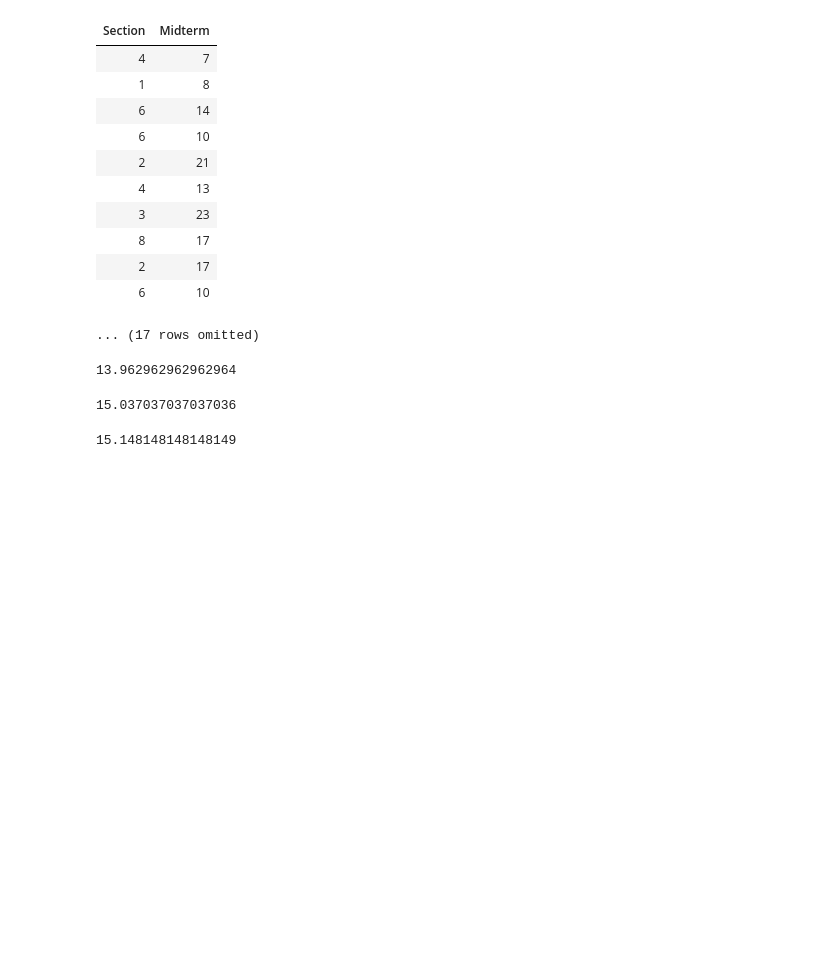
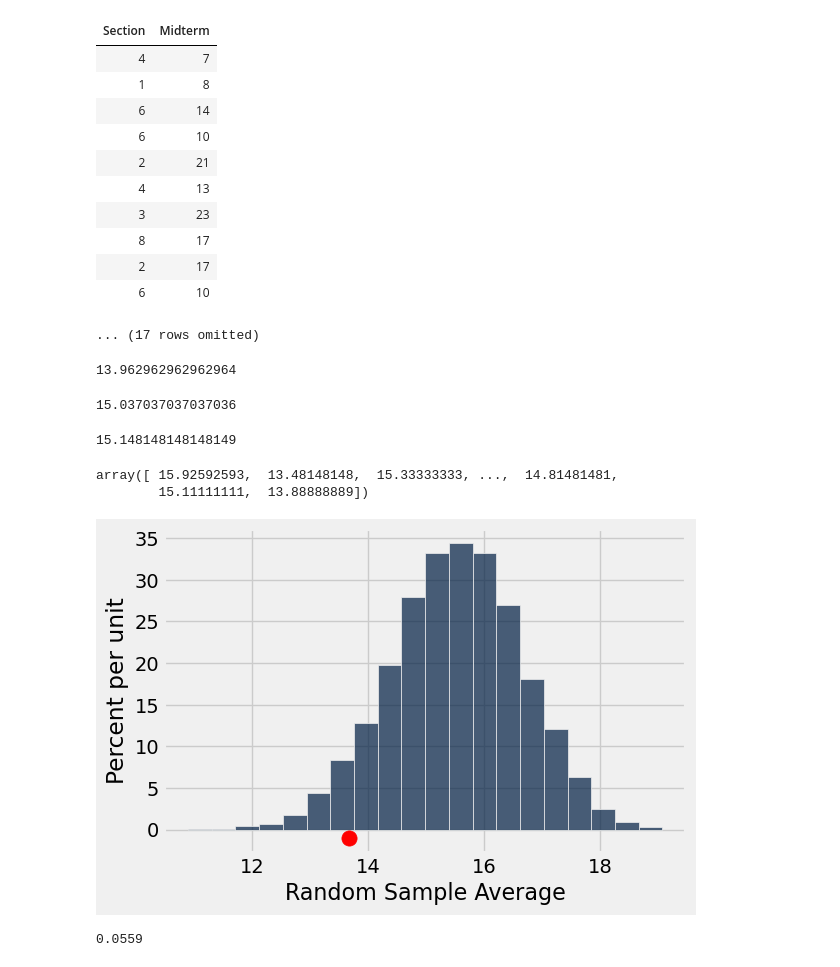
Before and after one commit to lawtonsclass/s26-code-from-class, a Jupyter notebook: data8/ch11.ipynb, the cells around one changed output. Drawn from its saved outputs; the diff is of its cells as text; code cells hidden in the pictures; blank space fills up the shorter version.

```diff
--- a/data8/ch11.ipynb
+++ b/data8/ch11.ipynb
@@ -353,3 +353,24 @@ def one_simulated_average():
 one_simulated_average()
 # %% [output]
 15.148148148148149
+# %%
+# Crushed ICE: simulate 10,000 averages into an array called sample_averages
+simulations = 10000
+sample_averages = make_array()
+for i in np.arange(simulations):
+    sample_averages = np.append(sample_averages, one_simulated_average())
+# %%
+sample_averages
+# %% [output]
+array([ 15.92592593,  13.48148148,  15.33333333, ...,  14.81481481,
+        15.11111111,  13.88888889])
+# %%
+averages_tbl = Table().with_column('Random Sample Average', sample_averages)
+averages_tbl.hist(bins=20)
+plt.scatter(section_3_average, -0.01, color='red', s=120);
+# %% [output]
+[figure, added]
+# %%
+np.count_nonzero(sample_averages <= section_3_average) / simulations
+# %% [output]
+0.0559
```
Also changed, not shown: parts of 1 cell of this notebook.
